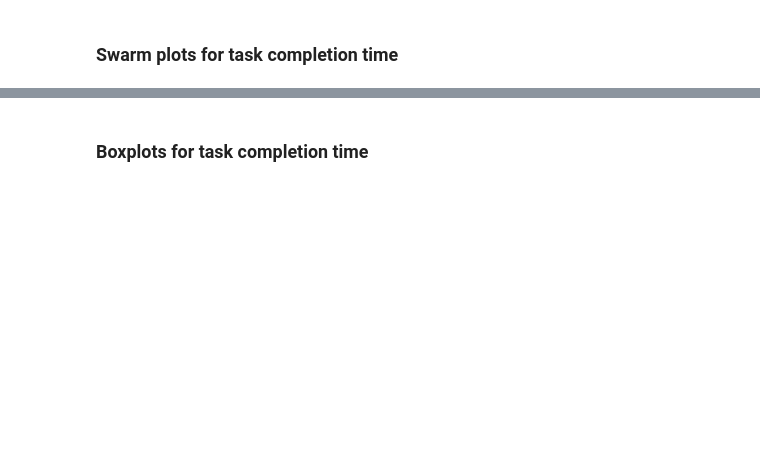
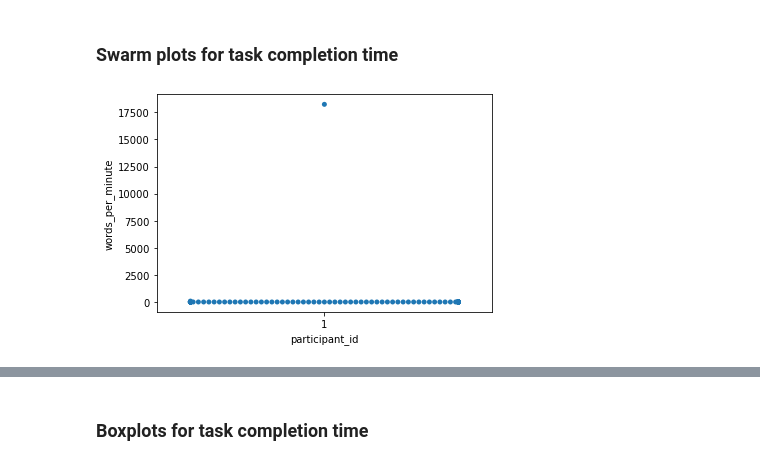
Before and after one commit to ITT-21SS-UR/assignment-5-text-entry-cs, a Jupyter notebook: experiment/analysis.ipynb, the cells around one changed output, grey strips where cells are left out. Drawn from its saved outputs; the diff is of its cells as text; code cells hidden in the pictures; blank space fills up the shorter version.

```diff
--- a/experiment/analysis.ipynb
+++ b/experiment/analysis.ipynb
@@ -204,12 +221,14 @@ plt.show()
 ### Swarm plots for task completion time
 # %%
 swarm_plot_con_normal = sns.swarmplot(
-    data=correct_clicks[correct_clicks[POINTER_TYPE] == POINTER_NORMAL],
-    y=TASK_COMPLETION_TIME,
-    x=CONDITION,
+    data = input_technique_table[input_technique_table["keyboard_type"] == "normal"],
+    y = "words_per_minute",
+    x = "participant_id",
 )
-swarm_plot_con_normal.set(xlabel=CONDITION_LABEL + WITH_NORMAL, ylabel=TASK_COMPLETION_TIME_LABEL)
+swarm_plot_con_normal.set(xlabel = "participant_id", ylabel = "words_per_minute")
 
 plt.show()
+# %% [output]
+[figure, added]
 # %%
 swarm_plot_con_novel = sns.swarmplot(
```
Also changed, not shown: parts of 34 cells of this notebook, 8 other files.
